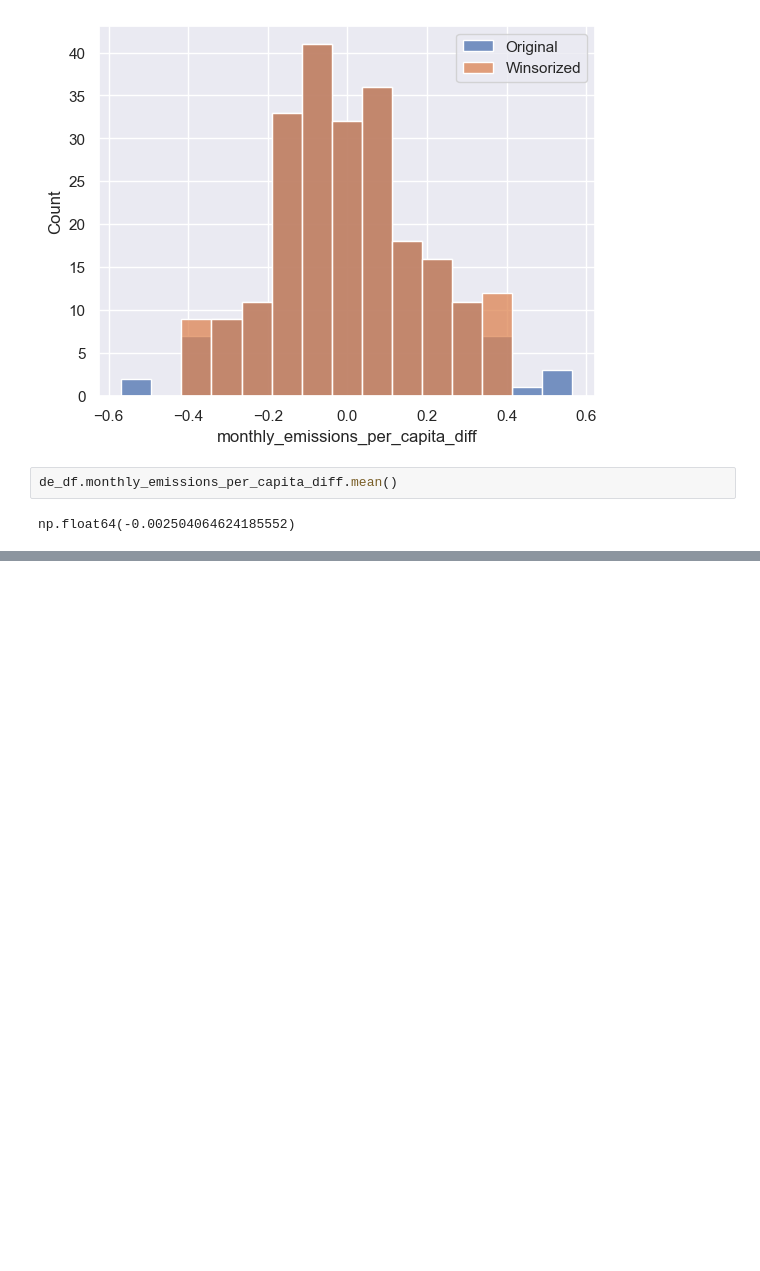
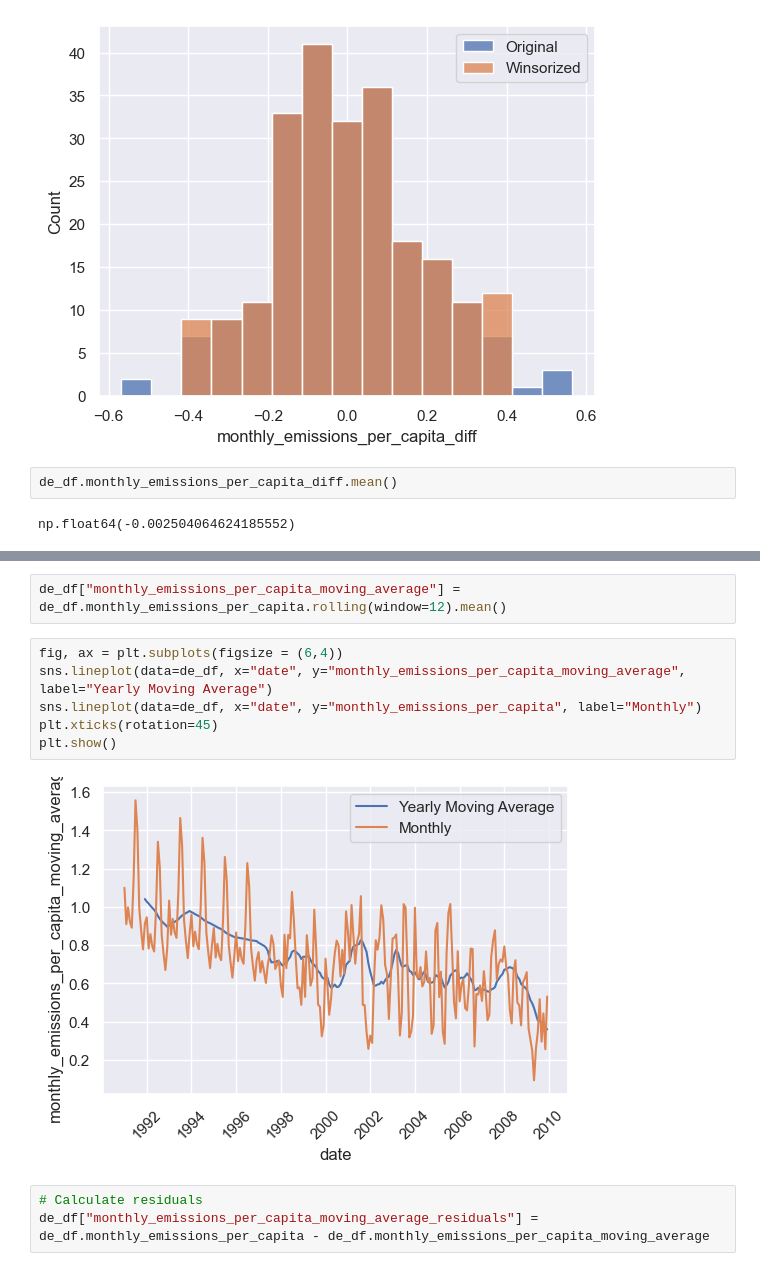
Before and after one commit to jableable/regulators, a Jupyter notebook: Models/Synthetic_Control/Josh/apply_winsorization.ipynb, the cells around one changed output, grey strips where cells are left out. Drawn from its saved outputs; the diff is of its cells as text; blank space fills up the shorter version.

```diff
--- a/Models/Synthetic_Control/Josh/apply_winsorization.ipynb
+++ b/Models/Synthetic_Control/Josh/apply_winsorization.ipynb
@@ -152,0 +159,13 @@ check_df.head()
+# %%
+de_df["monthly_emissions_per_capita_moving_average"] = de_df.monthly_emissions_per_capita.rolling(window=12).mean()
+# %%
+fig, ax = plt.subplots(figsize = (6,4))
+sns.lineplot(data=de_df, x="date", y="monthly_emissions_per_capita_moving_average", label="Yearly Moving Average")
+sns.lineplot(data=de_df, x="date", y="monthly_emissions_per_capita", label="Monthly")
+plt.xticks(rotation=45)
+plt.show()
+# %% [output]
+[figure, added]
+# %%
+# Calculate residuals
+de_df["monthly_emissions_per_capita_moving_average_residuals"] = de_df.monthly_emissions_per_capita - de_df.monthly_emissions_per_capita_moving_average
```
Also changed, not shown: parts of 10 cells of this notebook.
